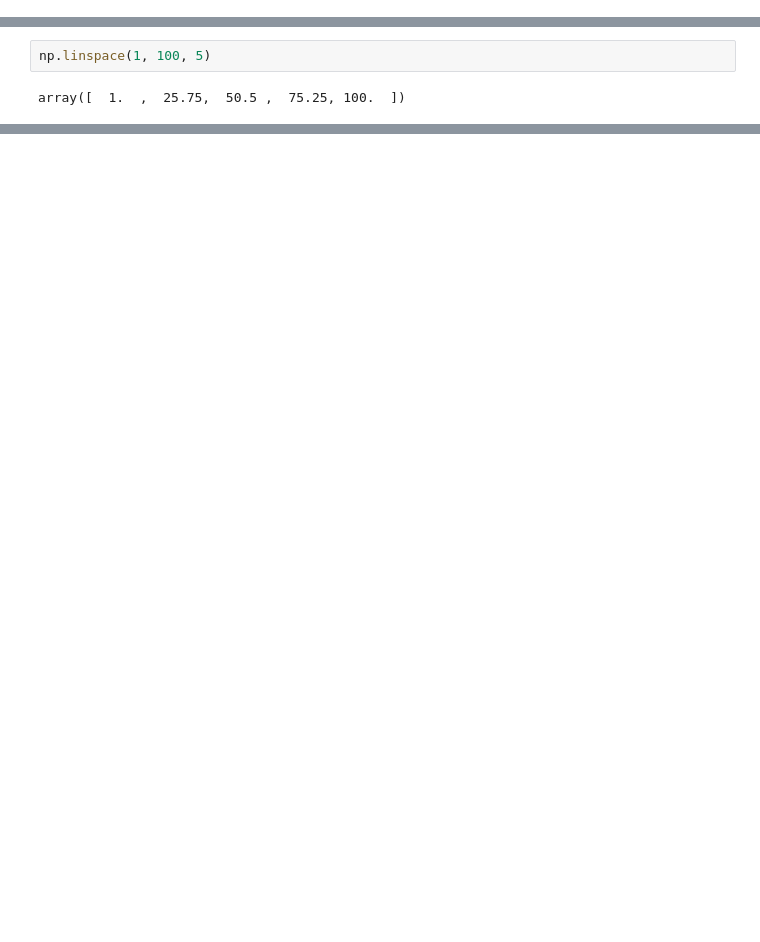
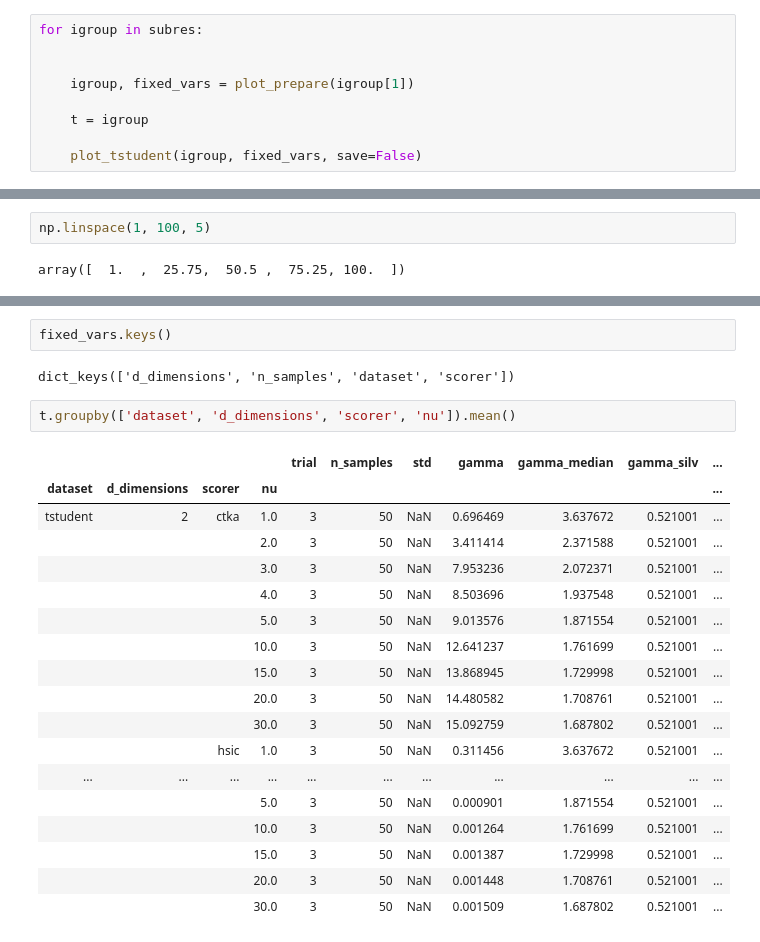
Before and after one commit to jejjohnson/hsic_alignment, a Jupyter notebook: notebooks/4_distributions/4_visualize_dimensions.ipynb, the cells around one changed output, grey strips where cells are left out. Drawn from its saved outputs; the diff is of its cells as text; blank space fills up the shorter version.

```diff
--- a/notebooks/4_distributions/4_visualize_dimensions.ipynb
+++ b/notebooks/4_distributions/4_visualize_dimensions.ipynb
@@ -242,0 +309,9 @@ subres = res.groupby(plot_groups)
+# %%
+for igroup in subres:
+
+
+    igroup, fixed_vars = plot_prepare(igroup[1])
+
+    t = igroup
+
+    plot_tstudent(igroup, fixed_vars, save=False)
@@ -265,0 +341,25 @@ for igroup in subres:
+# %%
+fixed_vars.keys()
+# %% [output]
+dict_keys(['d_dimensions', 'n_samples', 'dataset', 'scorer'])
+# %%
+t.groupby(['dataset', 'd_dimensions', 'scorer', 'nu']).mean()
+# %% [output]
+|  |  |  |  | trial | n_samples | std | gamma | gamma_median | gamma_silv | ... |
+| dataset | d_dimensions | scorer | nu |  |  |  |  |  |  | ... |
+| tstudent | 2 | ctka | 1.0 | 3 | 50 | NaN | 0.696469 | 3.637672 | 0.521001 | ... |
+|  |  |  | 2.0 | 3 | 50 | NaN | 3.411414 | 2.371588 | 0.521001 | ... |
+|  |  |  | 3.0 | 3 | 50 | NaN | 7.953236 | 2.072371 | 0.521001 | ... |
+|  |  |  | 4.0 | 3 | 50 | NaN | 8.503696 | 1.937548 | 0.521001 | ... |
+|  |  |  | 5.0 | 3 | 50 | NaN | 9.013576 | 1.871554 | 0.521001 | ... |
+|  |  |  | 10.0 | 3 | 50 | NaN | 12.641237 | 1.761699 | 0.521001 | ... |
+|  |  |  | 15.0 | 3 | 50 | NaN | 13.868945 | 1.729998 | 0.521001 | ... |
+|  |  |  | 20.0 | 3 | 50 | NaN | 14.480582 | 1.708761 | 0.521001 | ... |
+|  |  |  | 30.0 | 3 | 50 | NaN | 15.092759 | 1.687802 | 0.521001 | ... |
+|  |  | hsic | 1.0 | 3 | 50 | NaN | 0.311456 | 3.637672 | 0.521001 | ... |
+| ... | ... | ... | ... | ... | ... | ... | ... | ... | ... | ... |
+|  |  |  | 5.0 | 3 | 50 | NaN | 0.000901 | 1.871554 | 0.521001 | ... |
+|  |  |  | 10.0 | 3 | 50 | NaN | 0.001264 | 1.761699 | 0.521001 | ... |
+|  |  |  | 15.0 | 3 | 50 | NaN | 0.001387 | 1.729998 | 0.521001 | ... |
+|  |  |  | 20.0 | 3 | 50 | NaN | 0.001448 | 1.708761 | 0.521001 | ... |
+|  |  |  | 30.0 | 3 | 50 | NaN | 0.001509 | 1.687802 | 0.521001 | ... |
```
Also changed, not shown: parts of 21 cells of this notebook, 2 other files.
